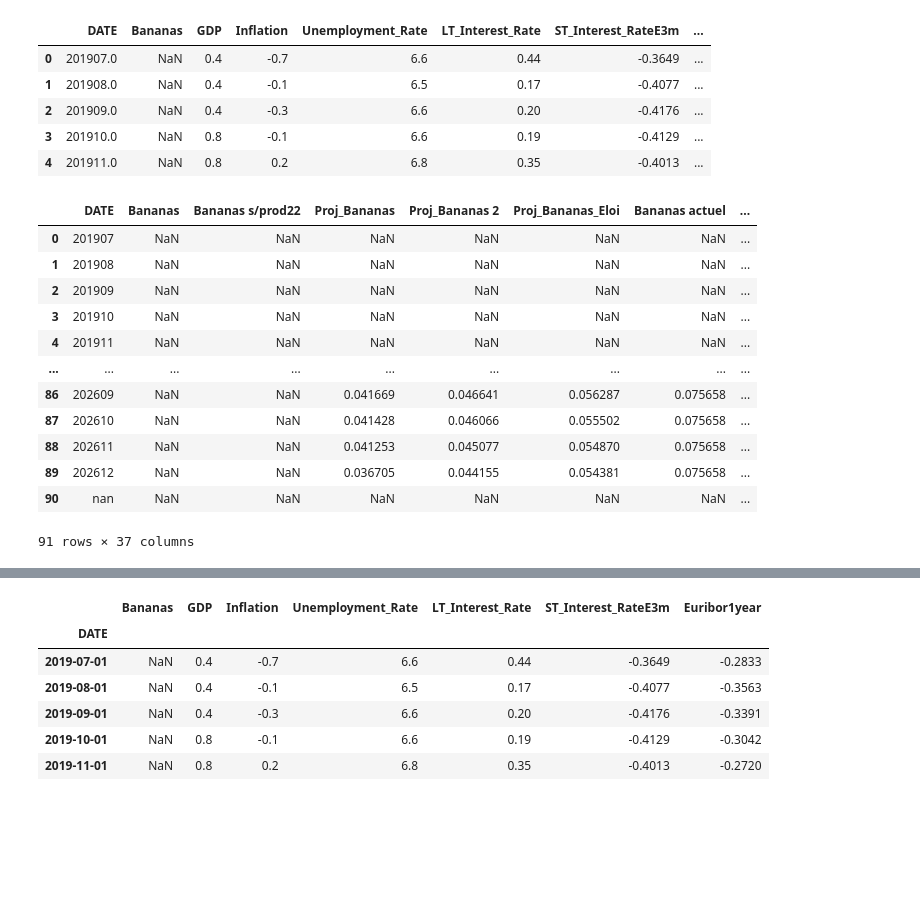
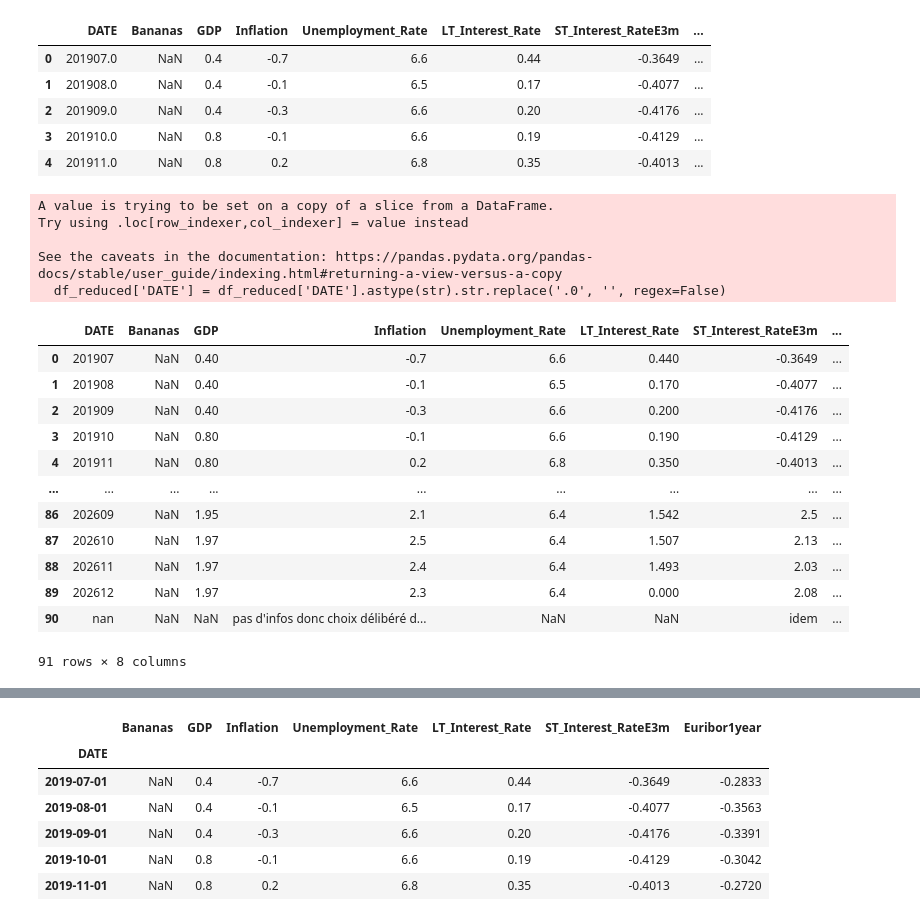
Before and after one commit to Ke0li/Cofidis, a Jupyter notebook: model_xgb_épuré_version_CG.ipynb, the cells around one changed output, grey strips where cells are left out. Drawn from its saved outputs; the diff is of its cells as text; code cells hidden in the pictures; blank space fills up the shorter version.

```diff
--- a/model_xgb_épuré_version_CG.ipynb
+++ b/model_xgb_épuré_version_CG.ipynb
@@ -82,21 +84,26 @@ df_reduced.head()
 | 4 | 201911.0 | NaN | 0.8 | 0.2 | 6.8 | 0.35 | -0.4013 | ... |
 # %%
 # Recharger la colonne DATE en string -> enlève le .0 a la fin du numéro de l'année
-df_excel_complete['DATE'] = df_excel_complete['DATE'].astype(str).str.replace('.0', '', regex=False)
-df_excel_complete
+df_reduced['DATE'] = df_reduced['DATE'].astype(str).str.replace('.0', '', regex=False)
+df_reduced
 # %% [output]
+A value is trying to be set on a copy of a slice from a DataFrame.
+Try using .loc[row_indexer,col_indexer] = value instead
+
+See the caveats in the documentation: https://pandas.pydata.org/pandas-docs/stable/user_guide/indexing.html#returning-a-view-versus-a-copy
+  df_reduced['DATE'] = df_reduced['DATE'].astype(str).str.replace('.0', '', regex=False)
-|  | DATE | Bananas | Bananas s/prod22 | Proj_Bananas | Proj_Bananas 2 | Proj_Bananas_Eloi | Bananas actuel | ... |
-| 0 | 201907 | NaN | NaN | NaN | NaN | NaN | NaN | ... |
-| 1 | 201908 | NaN | NaN | NaN | NaN | NaN | NaN | ... |
-| 2 | 201909 | NaN | NaN | NaN | NaN | NaN | NaN | ... |
-| 3 | 201910 | NaN | NaN | NaN | NaN | NaN | NaN | ... |
-| 4 | 201911 | NaN | NaN | NaN | NaN | NaN | NaN | ... |
+|  | DATE | Bananas | GDP | Inflation | Unemployment_Rate | LT_Interest_Rate | ST_Interest_RateE3m | ... |
+| 0 | 201907 | NaN | 0.40 | -0.7 | 6.6 | 0.440 | -0.3649 | ... |
+| 1 | 201908 | NaN | 0.40 | -0.1 | 6.5 | 0.170 | -0.4077 | ... |
+| 2 | 201909 | NaN | 0.40 | -0.3 | 6.6 | 0.200 | -0.4176 | ... |
+| 3 | 201910 | NaN | 0.80 | -0.1 | 6.6 | 0.190 | -0.4129 | ... |
+| 4 | 201911 | NaN | 0.80 | 0.2 | 6.8 | 0.350 | -0.4013 | ... |
 | ... | ... | ... | ... | ... | ... | ... | ... | ... |
-| 86 | 202609 | NaN | NaN | 0.041669 | 0.046641 | 0.056287 | 0.075658 | ... |
-| 87 | 202610 | NaN | NaN | 0.041428 | 0.046066 | 0.055502 | 0.075658 | ... |
-| 88 | 202611 | NaN | NaN | 0.041253 | 0.045077 | 0.054870 | 0.075658 | ... |
-| 89 | 202612 | NaN | NaN | 0.036705 | 0.044155 | 0.054381 | 0.075658 | ... |
-| 90 | nan | NaN | NaN | NaN | NaN | NaN | NaN | ... |
+| 86 | 202609 | NaN | 1.95 | 2.1 | 6.4 | 1.542 | 2.5 | ... |
+| 87 | 202610 | NaN | 1.97 | 2.5 | 6.4 | 1.507 | 2.13 | ... |
+| 88 | 202611 | NaN | 1.97 | 2.4 | 6.4 | 1.493 | 2.03 | ... |
+| 89 | 202612 | NaN | 1.97 | 2.3 | 6.4 | 0.000 | 2.08 | ... |
+| 90 | nan | NaN | NaN | pas d'infos donc choix délibéré d... | NaN | NaN | idem | ... |
-91 rows × 37 columns
+91 rows × 8 columns
 # %%
 # Extraire l'année et le mois (supposons que le format est 'YYYYMM')
```
Also changed, not shown: parts of 9 cells of this notebook.
